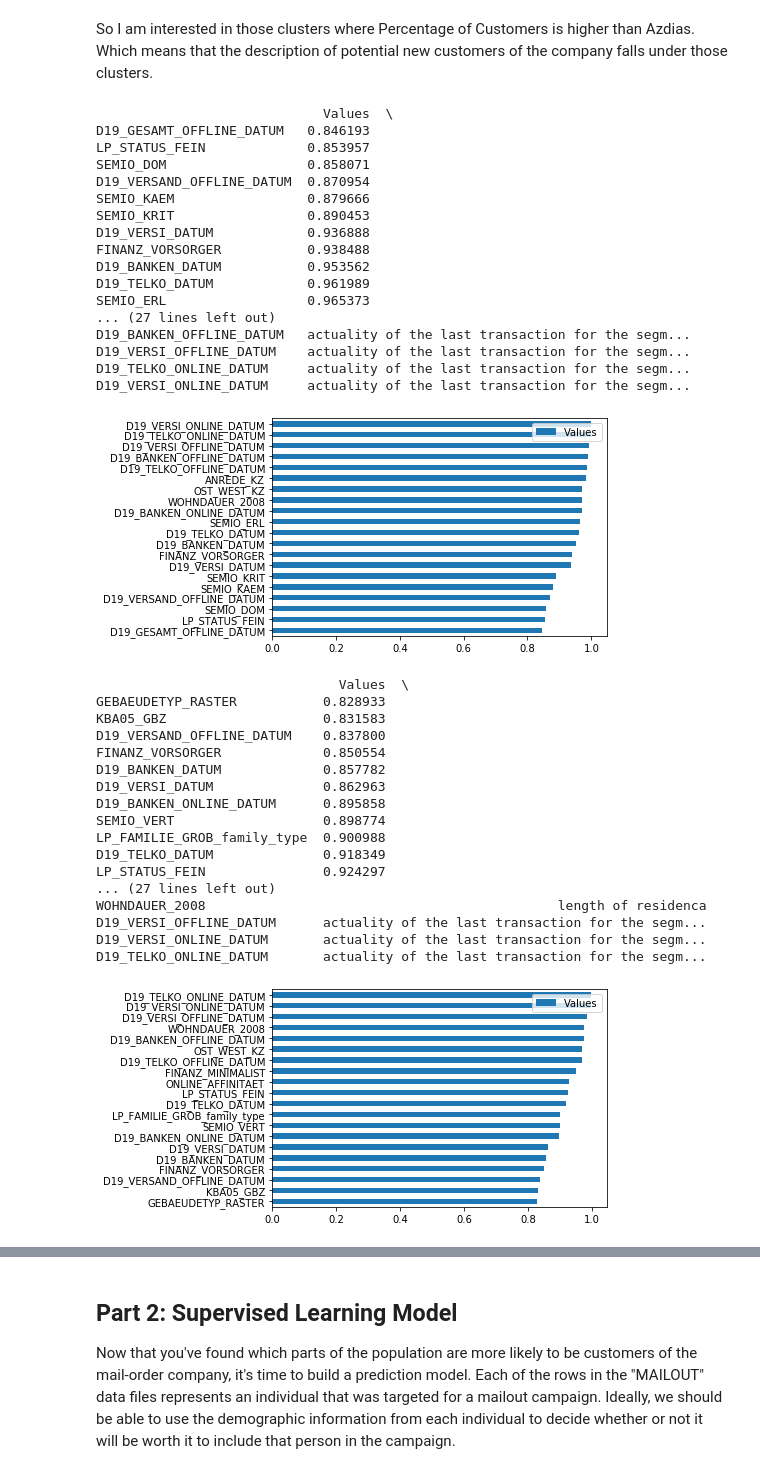
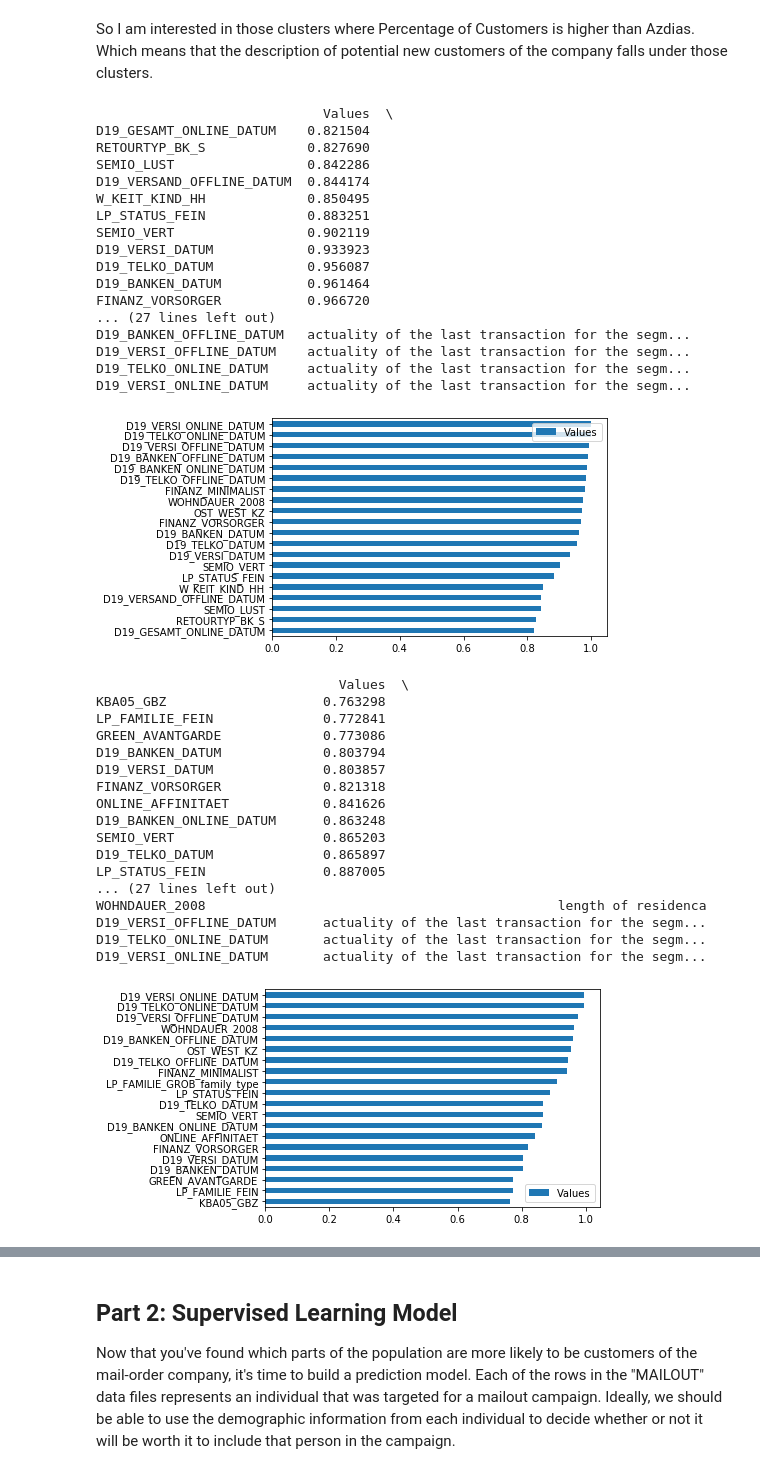
Before and after one commit to yukan97/Bertelsmann-Arvato-Capstone-Project, a Jupyter notebook: Arvato Project Workbook.ipynb, the cells around one changed output, grey strips where cells are left out. Drawn from its saved outputs; the diff is of its cells as text; code cells hidden in the pictures.

```diff
--- a/Arvato Project Workbook.ipynb
+++ b/Arvato Project Workbook.ipynb
@@ -1092,8 +1102,3 @@ filtered_customers.to_csv('./data/Udacity_CUSTOMERS_clean.csv', index=False, sep
 # %%
 azdias_log.to_csv('./data/Udacity_AZDIAS_log_clean.csv', index=False, sep=';')
 customers_log.to_csv('./data/Udacity_CUSTOMERS_log_clean.csv', index=False, sep=';')
-# %%
-filtered_azdias = None
-filtered_customers = None
-azdias_log = None
-customers_log = None
@@ -1101,9 +1111,3 @@ customers_log = None
 ## Part 1: Customer Segmentation Report
 
 The main bulk of your analysis will come in this part of the project. Here, you should use unsupervised learning techniques to describe the relationship between the demographics of the company's existing customers and the general population of Germany. By the end of this part, you should be able to describe parts of the general population that are more likely to be part of the mail-order company's main customer base, and which parts of the general population are less so.
-# %%
-filtered_azdias = pd.read_csv('./data/Udacity_AZDIAS_clean.csv', sep=';')
-filtered_customers = pd.read_csv('./data/Udacity_CUSTOMERS_clean.csv', sep=';')
-
-azdias_log = pd.read_csv('./data/Udacity_AZDIAS_log_clean.csv', sep=';')
-customers_log = pd.read_csv('./data/Udacity_CUSTOMERS_log_clean.csv', sep=';')
@@ -1224,7 +1249,7 @@ def sklearn_KMeans(data):
 # %% [markdown]
 I will run PCA model for AZDIAS and CUSTOMERS for 125 clusters. After, I will run KMeans model for the given output from the PCA.
 # %%
-customers_pca_model, customers_pca_transformed_125 = sklearn_pca(customers_log, 125)
+customers_pca_model, customers_pca_transformed_125 = sklearn_pca(filtered_customers, 125)
 # %%
 azdias_km_model, azdias_km_predict = sklearn_KMeans(azdias_pca_transformed_125)
 # %%
@@ -1300,45 +1325,45 @@ def combine_info(df, pca, kmeans, cluster):
     print(cluster_df[-20:])
     cluster_df[-20:].plot(kind='barh')
 # %%
-combine_info(customers_log, customers_pca_model, customers_km_model, 0)
+combine_info(customers_log, customers_pca_model, customers_km_model, 3)
 # %% [output]
                              Values  \
-D19_GESAMT_OFFLINE_DATUM   0.846193
-LP_STATUS_FEIN             0.853957
-SEMIO_DOM                  0.858071
-D19_VERSAND_OFFLINE_DATUM  0.870954
-SEMIO_KAEM                 0.879666
-SEMIO_KRIT                 0.890453
-D19_VERSI_DATUM            0.936888
-FINANZ_VORSORGER           0.938488
-D19_BANKEN_DATUM           0.953562
-D19_TELKO_DATUM            0.961989
-SEMIO_ERL                  0.965373
+D19_GESAMT_ONLINE_DATUM    0.821504
+RETOURTYP_BK_S             0.827690
+SEMIO_LUST                 0.842286
+D19_VERSAND_OFFLINE_DATUM  0.844174
+W_KEIT_KIND_HH             0.850495
+LP_STATUS_FEIN             0.883251
+SEMIO_VERT                 0.902119
+D19_VERSI_DATUM            0.933923
+D19_TELKO_DATUM            0.956087
+D19_BANKEN_DATUM           0.961464
+FINANZ_VORSORGER           0.966720
 ... (27 lines left out)
 D19_BANKEN_OFFLINE_DATUM   actuality of the last transaction for the segm...
 D19_VERSI_OFFLINE_DATUM    actuality of the last transaction for the segm...
 D19_TELKO_ONLINE_DATUM     actuality of the last transaction for the segm...
 D19_VERSI_ONLINE_DATUM     actuality of the last transaction for the segm...
-[figure, old version]
+[figure, new version]
 # %%
-combine_info(customers_log, customers_pca_model, customers_km_model, 2)
+combine_info(customers_log, customers_pca_model, customers_km_model, 8)
 # %% [output]
                                Values  \
-GEBAEUDETYP_RASTER           0.828933
-KBA05_GBZ                    0.831583
-D19_VERSAND_OFFLINE_DATUM    0.837800
-FINANZ_VORSORGER             0.850554
-D19_BANKEN_DATUM             0.857782
-D19_VERSI_DATUM              0.862963
-D19_BANKEN_ONLINE_DATUM      0.895858
-SEMIO_VERT                   0.898774
-LP_FAMILIE_GROB_family_type  0.900988
-D19_TELKO_DATUM              0.918349
-LP_STATUS_FEIN               0.924297
+KBA05_GBZ                    0.763298
+LP_FAMILIE_FEIN              0.772841
+GREEN_AVANTGARDE             0.773086
+D19_BANKEN_DATUM             0.803794
+D19_VERSI_DATUM              0.803857
+FINANZ_VORSORGER             0.821318
+ONLINE_AFFINITAET            0.841626
+D19_BANKEN_ONLINE_DATUM      0.863248
+SEMIO_VERT                   0.865203
+D19_TELKO_DATUM              0.865897
+LP_STATUS_FEIN               0.887005
 ... (27 lines left out)
 WOHNDAUER_2008                                             length of residenca
 D19_VERSI_OFFLINE_DATUM      actuality of the last transaction for the segm...
+D19_TELKO_ONLINE_DATUM       actuality of the last transaction for the segm...
 D19_VERSI_ONLINE_DATUM       actuality of the last transaction for the segm...
-D19_TELKO_ONLINE_DATUM       actuality of the last transaction for the segm...
-[figure, old version]
+[figure, new version]
 # %%
```
Also changed, not shown: parts of 45 cells of this notebook.
